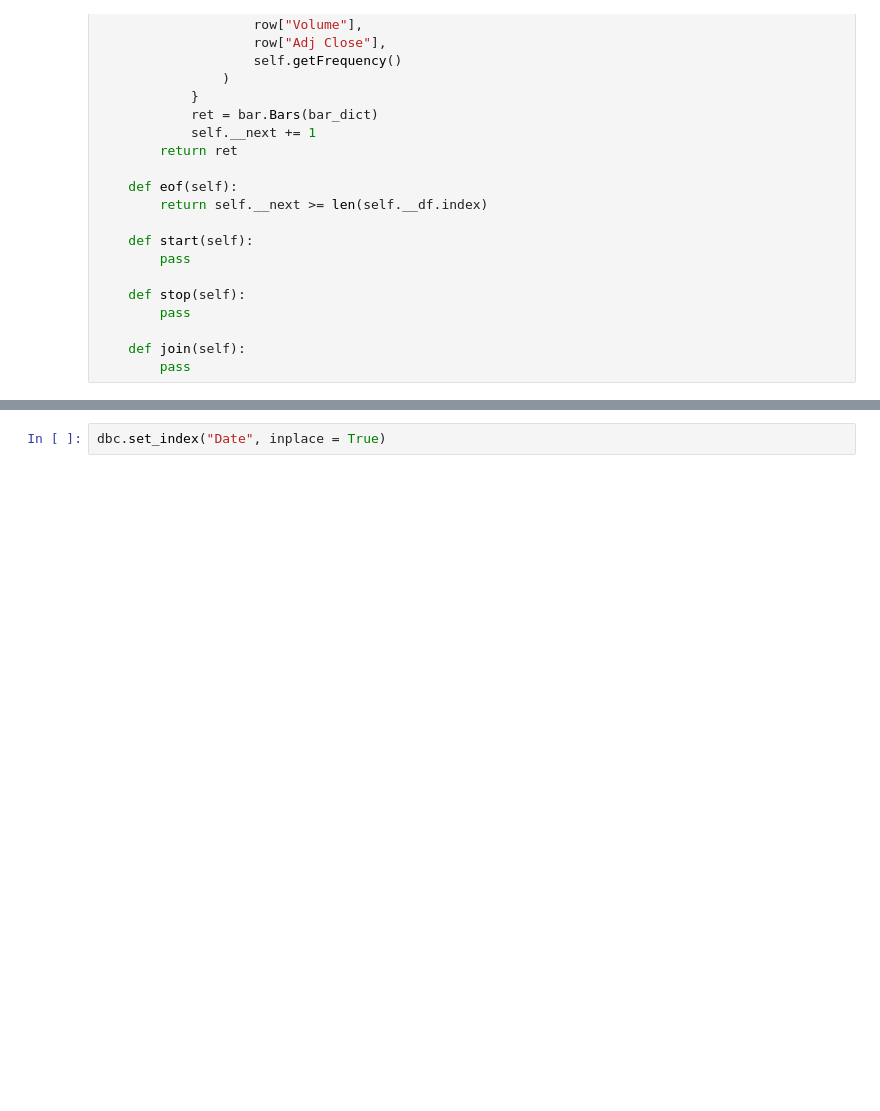
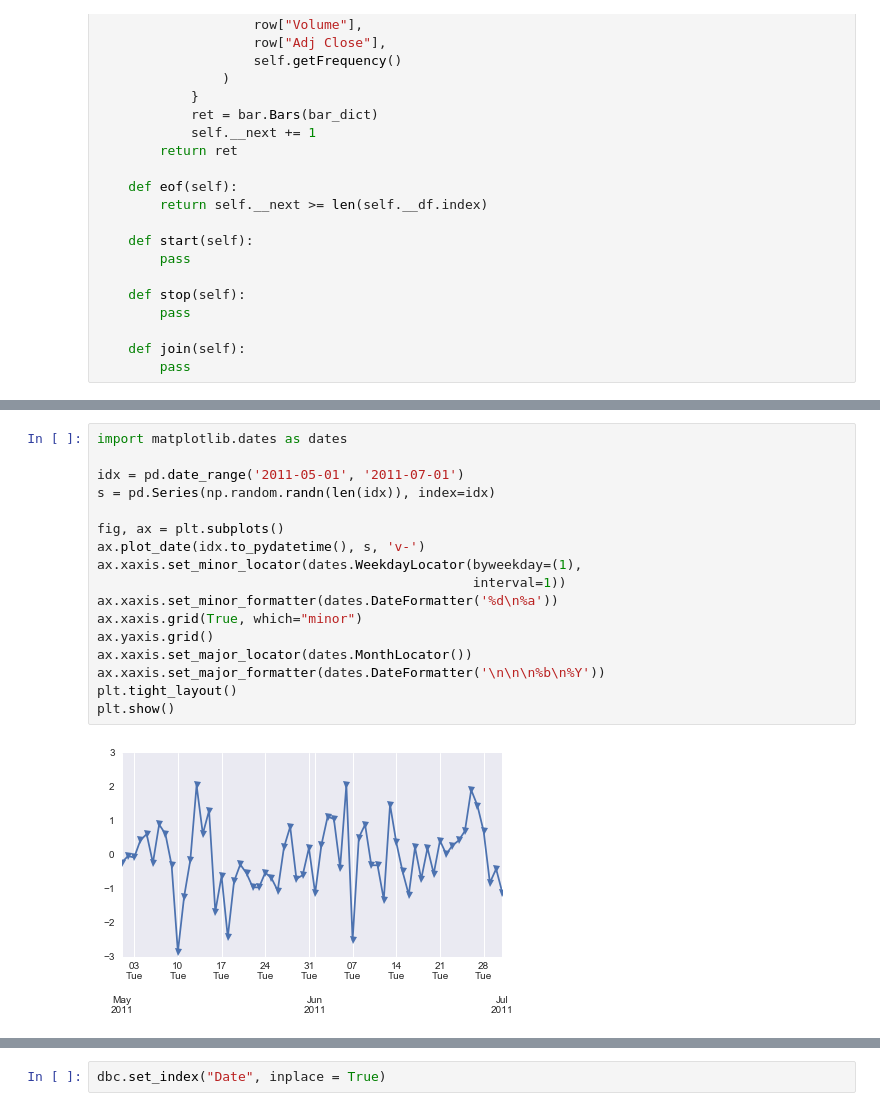
Before and after one commit to dtnguyen88/fraudDetector, a Jupyter notebook: Testing PyAlgoTrade.ipynb, the cells around one changed output, grey strips where cells are left out. Drawn from its saved outputs; the diff is of its cells as text; blank space fills up the shorter version.

```diff
--- a/Testing PyAlgoTrade.ipynb
+++ b/Testing PyAlgoTrade.ipynb
@@ -194,3 +421,22 @@ print data
+# %%
+import matplotlib.dates as dates
+
+idx = pd.date_range('2011-05-01', '2011-07-01')
+s = pd.Series(np.random.randn(len(idx)), index=idx)
+
+fig, ax = plt.subplots()
+ax.plot_date(idx.to_pydatetime(), s, 'v-')
+ax.xaxis.set_minor_locator(dates.WeekdayLocator(byweekday=(1),
+                                                interval=1))
+ax.xaxis.set_minor_formatter(dates.DateFormatter('%d\n%a'))
+ax.xaxis.grid(True, which="minor")
+ax.yaxis.grid()
+ax.xaxis.set_major_locator(dates.MonthLocator())
+ax.xaxis.set_major_formatter(dates.DateFormatter('\n\n\n%b\n%Y'))
+plt.tight_layout()
+plt.show()
+# %% [output]
+[figure, added]
 # %%
 data = data.drop_duplicates(subset = ['Date','Ticker'])
 dbc = data[data.Ticker == "DBC"]
```
Also changed, not shown: parts of 17 cells of this notebook, 4 other files.
